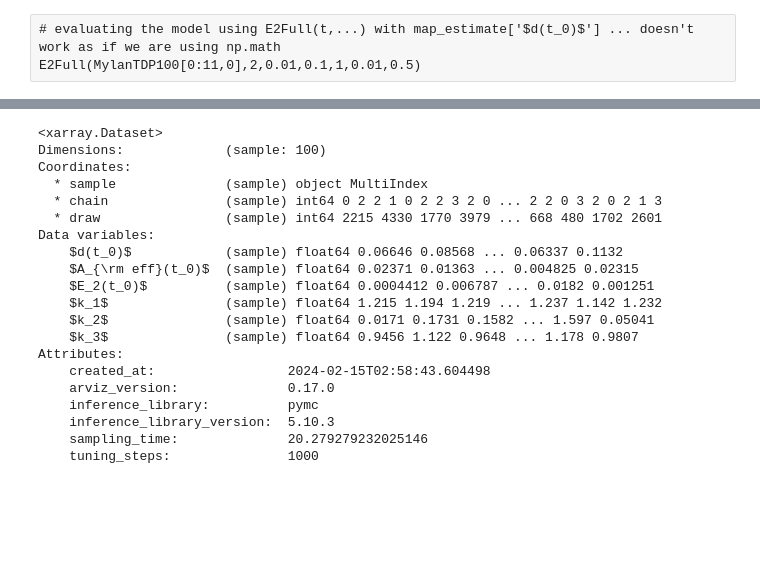
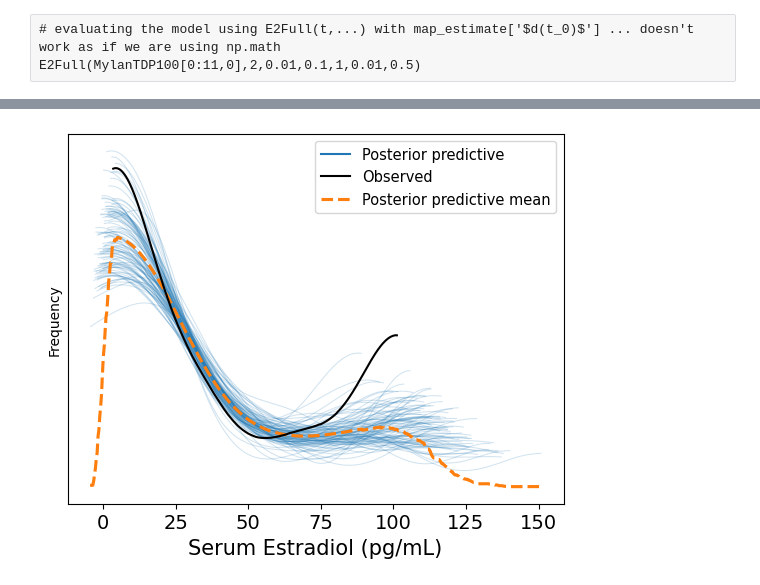
Before and after one commit to transturion/modeling, a Jupyter notebook: 4_Hierarchical_3-Compartment.ipynb, the cells around one changed output, grey strips where cells are left out. Drawn from its saved outputs; the diff is of its cells as text; code cells hidden in the pictures; blank space fills up the shorter version.

```diff
--- a/4_Hierarchical_3-Compartment.ipynb
+++ b/4_Hierarchical_3-Compartment.ipynb
@@ -235,25 +208,12 @@ Attributes:
-# %%
-# subset of sampled posterior
-SubSetStackedPostMylan100Before = az.extract(Mylan100BeforePost, num_samples=100)
-SubSetStackedPostMylan100Before
-# %% [output]
-<xarray.Dataset>
-Dimensions:             (sample: 100)
-Coordinates:
-  * sample              (sample) object MultiIndex
-  * chain               (sample) int64 0 2 2 1 0 2 2 3 2 0 ... 2 2 0 3 2 0 2 1 3
-  * draw                (sample) int64 2215 4330 1770 3979 ... 668 480 1702 2601
-Data variables:
-    $d(t_0)$            (sample) float64 0.06646 0.08568 ... 0.06337 0.1132
-    $A_{\rm eff}(t_0)$  (sample) float64 0.02371 0.01363 ... 0.004825 0.02315
-    $E_2(t_0)$          (sample) float64 0.0004412 0.006787 ... 0.0182 0.001251
-    $k_1$               (sample) float64 1.215 1.194 1.219 ... 1.237 1.142 1.232
-    $k_2$               (sample) float64 0.0171 0.1731 0.1582 ... 1.597 0.05041
-    $k_3$               (sample) float64 0.9456 1.122 0.9648 ... 1.178 0.9807
-Attributes:
-    created_at:                 2024-02-15T02:58:43.604498
-    arviz_version:              0.17.0
-    inference_library:          pymc
-    inference_library_version:  5.10.3
-    sampling_time:              20.279279232025146
-    tuning_steps:               1000
+# %%
+# labeling the plot, https://python.arviz.org/en/stable/api/generated/arviz.plot_ppc.html
+# https://python.arviz.org/en/stable/user_guide/label_guide.html#label-guide
+# y-axis below is frequency, see https://rlhick.people.wm.edu/stories/bayesian_7.html
+import arviz.labels as azl
+
+labeller = azl.MapLabeller(var_name_map={"Likelihood": r"Serum Estradiol (pg/mL)"})
+az.plot_ppc(sampleMylan100, num_pp_samples=100, var_names="Likelihood", labeller=labeller);
+plt.ylabel('Frequency')
+plt.show()
+# %% [output]
+[figure, added]
```
Also changed, not shown: parts of 11 cells of this notebook.
